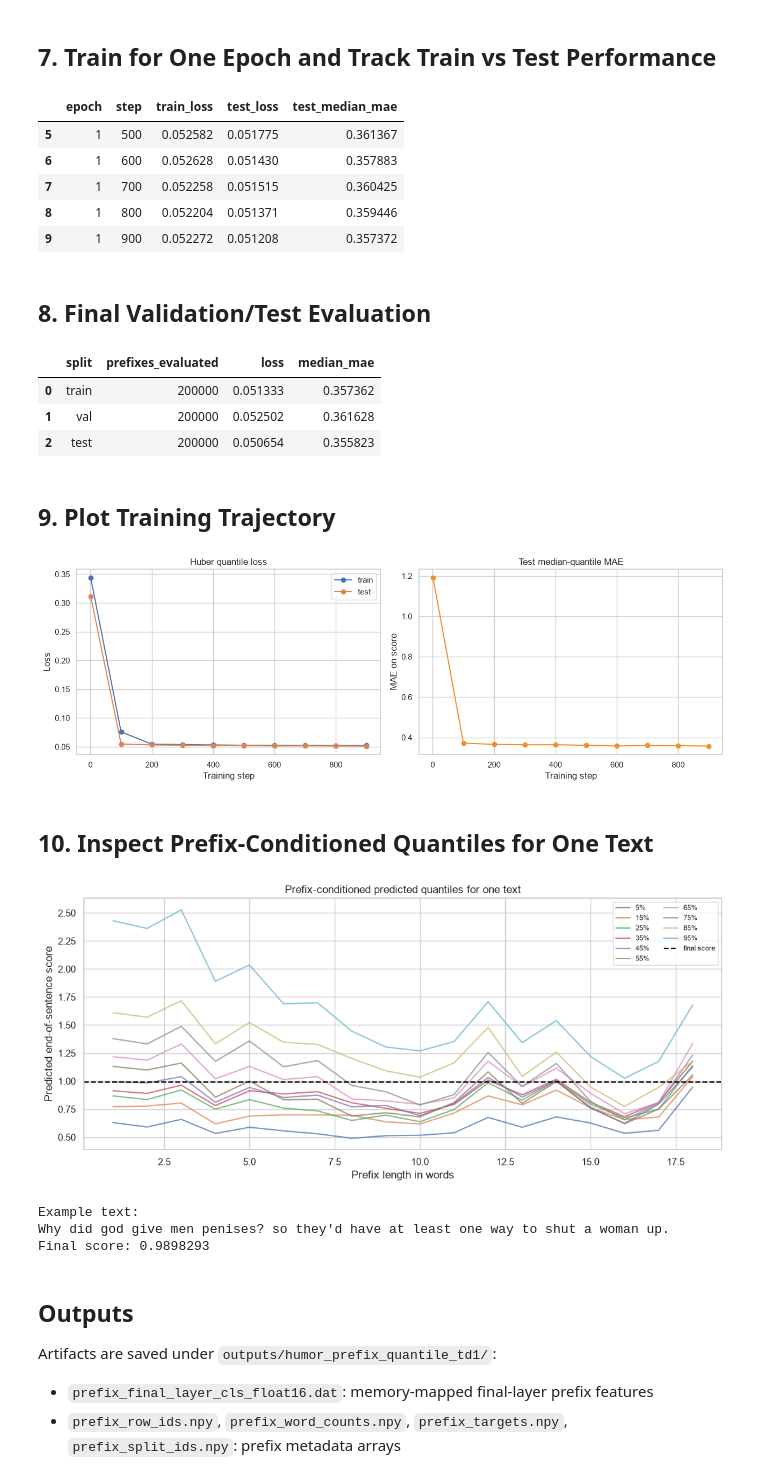
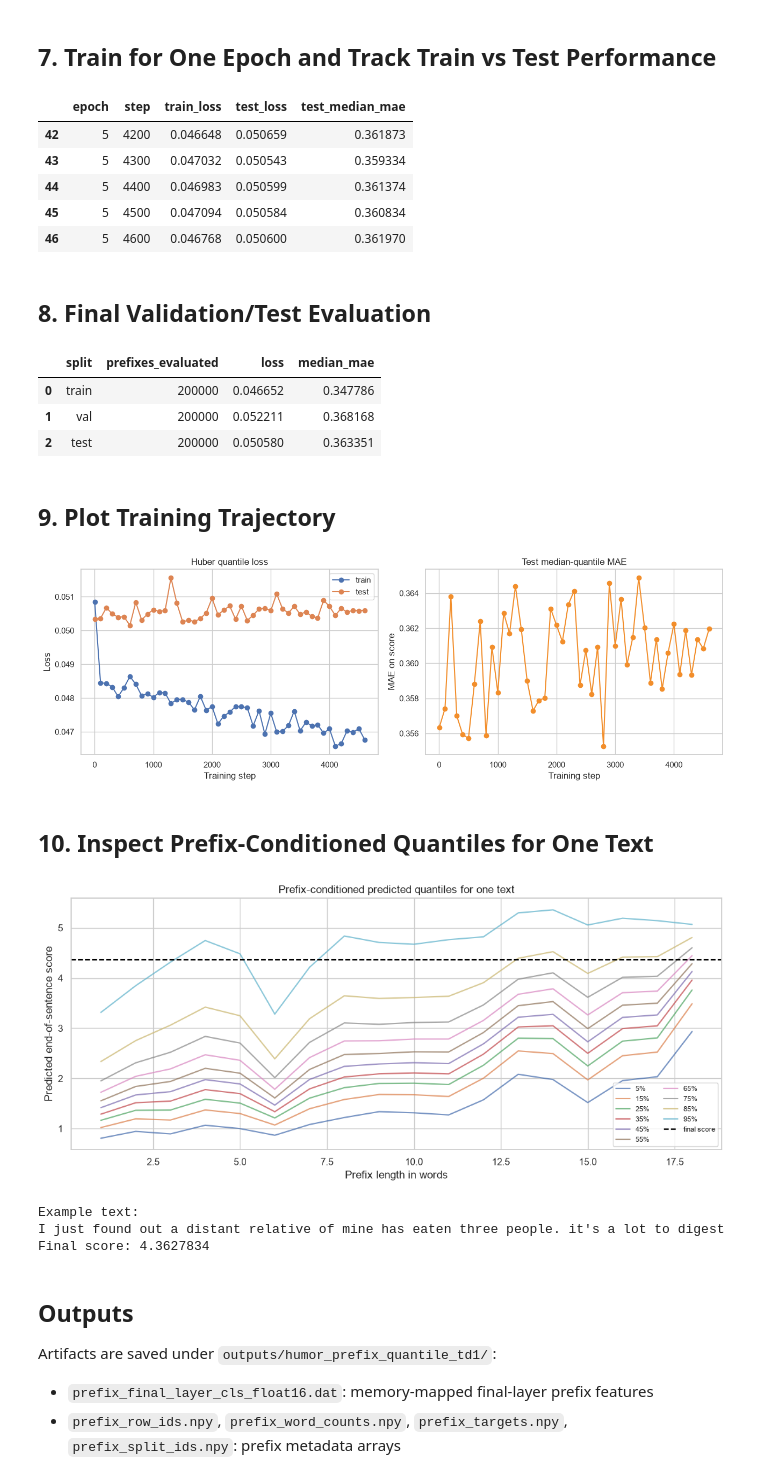
Before and after one commit to xinsui77/nlp_sentiment, a Jupyter notebook: humor_prefix_quantile_td1_m2pro.ipynb, the cells around one changed output. Saved outputs shown, nothing was run; the diff lists cells and outputs as text; code cells hidden in the pictures.

```diff
--- a/humor_prefix_quantile_td1_m2pro.ipynb
+++ b/humor_prefix_quantile_td1_m2pro.ipynb
@@ -57,7 +57,7 @@ PREFIX_EXTRACTION_BATCH_SIZE = None
 QUANTILE_TRAIN_BATCH_SIZE = None
 
 # One epoch requested.
-EPOCHS = 1
+EPOCHS = 5
 LEARNING_RATE = 1e-3
 HUBER_KAPPA = 1.0
 EVAL_EVERY_STEPS = 100
@@ -561,11 +562,11 @@ history_df.to_csv(OUTPUT_DIR / "training_trajectory.csv", index=False)
 display(history_df.tail())
 # %% [output]
 |  | epoch | step | train_loss | test_loss | test_median_mae |
-| 5 | 1 | 500 | 0.052582 | 0.051775 | 0.361367 |
-| 6 | 1 | 600 | 0.052628 | 0.051430 | 0.357883 |
-| 7 | 1 | 700 | 0.052258 | 0.051515 | 0.360425 |
-| 8 | 1 | 800 | 0.052204 | 0.051371 | 0.359446 |
-| 9 | 1 | 900 | 0.052272 | 0.051208 | 0.357372 |
+| 42 | 5 | 4200 | 0.046648 | 0.050659 | 0.361873 |
+| 43 | 5 | 4300 | 0.047032 | 0.050543 | 0.359334 |
+| 44 | 5 | 4400 | 0.046983 | 0.050599 | 0.361374 |
+| 45 | 5 | 4500 | 0.047094 | 0.050584 | 0.360834 |
+| 46 | 5 | 4600 | 0.046768 | 0.050600 | 0.361970 |
 # %% [markdown]
 ## 8. Final Validation/Test Evaluation
 # %%
@@ -607,9 +608,9 @@ torch.save(
 )
 # %% [output]
 |  | split | prefixes_evaluated | loss | median_mae |
-| 0 | train | 200000 | 0.051333 | 0.357362 |
-| 1 | val | 200000 | 0.052502 | 0.361628 |
-| 2 | test | 200000 | 0.050654 | 0.355823 |
+| 0 | train | 200000 | 0.046652 | 0.347786 |
+| 1 | val | 200000 | 0.052211 | 0.368168 |
+| 2 | test | 200000 | 0.050580 | 0.363351 |
 # %% [markdown]
 ## 9. Plot Training Trajectory
 # %%
@@ -631,7 +632,7 @@ fig.tight_layout()
 fig.savefig(OUTPUT_DIR / "training_vs_test_trajectory.png", dpi=180, bbox_inches="tight")
 plt.show()
 # %% [output]
-[figure, old version]
+[figure, new version]
 # %% [markdown]
 ## 10. Inspect Prefix-Conditioned Quantiles for One Text
 # %%
@@ -640,38 +641,38 @@ def predict_quantiles_for_prefix_indices(prefix_indices):
     loader = DataLoader(dataset, batch_size=QUANTILE_TRAIN_BATCH_SIZE, shuffle=False, num_workers=0)
     preds = []
     quantile_model.eval()
     with torch.inference_mode():
         for x, _ in loader:
             preds.append(quantile_model(x.to(DEVICE)).detach().cpu().numpy())
     return np.concatenate(preds, axis=0)
 
 
-example_row_id = int(df.sort_values("prefix_count", ascending=False)["row_id"].iloc[0])
+example_row_id = int(df.sort_values("prefix_count", ascending=False)["row_id"].iloc[7])
 example_prefix_indices = np.flatnonzero(prefix_row_ids == example_row_id)
 example_quantiles = predict_quantiles_for_prefix_indices(example_prefix_indices)
 example_prefix_counts = prefix_word_counts[example_prefix_indices]
 example_target = float(df.loc[example_row_id, SCORE_COLUMN])
 
 fig, ax = plt.subplots(figsize=(11, 5))
 for quantile_idx, tau in enumerate(quantiles_np):
     ax.plot(example_prefix_counts, example_quantiles[:, quantile_idx], alpha=0.75, label=f"{int(tau * 100)}%")
 ax.axhline(example_target, color="black", linestyle="--", linewidth=1.5, label="final score")
 ax.set_title("Prefix-conditioned predicted quantiles for one text")
 ax.set_xlabel("Prefix length in words")
 ax.set_ylabel("Predicted end-of-sentence score")
 ax.legend(ncol=2, fontsize=8)
 fig.tight_layout()
 fig.savefig(OUTPUT_DIR / "example_prefix_quantile_trajectory.png", dpi=180, bbox_inches="tight")
 plt.show()
 
 print("Example text:")
 print(df.loc[example_row_id, TEXT_COLUMN])
 print("Final score:", example_target)
 # %% [output]
-[figure, old version]
+[figure, new version]
 Example text:
-Why did god give men penises? so they'd have at least one way to shut a woman up.
-Final score: 0.9898293
+I just found out a distant relative of mine has eaten three people. it's a lot to digest
+Final score: 4.3627834
 # %% [markdown]
 ## Outputs
 
```
Also changed, not shown: parts of 1 cell of this notebook, 1 other file.
